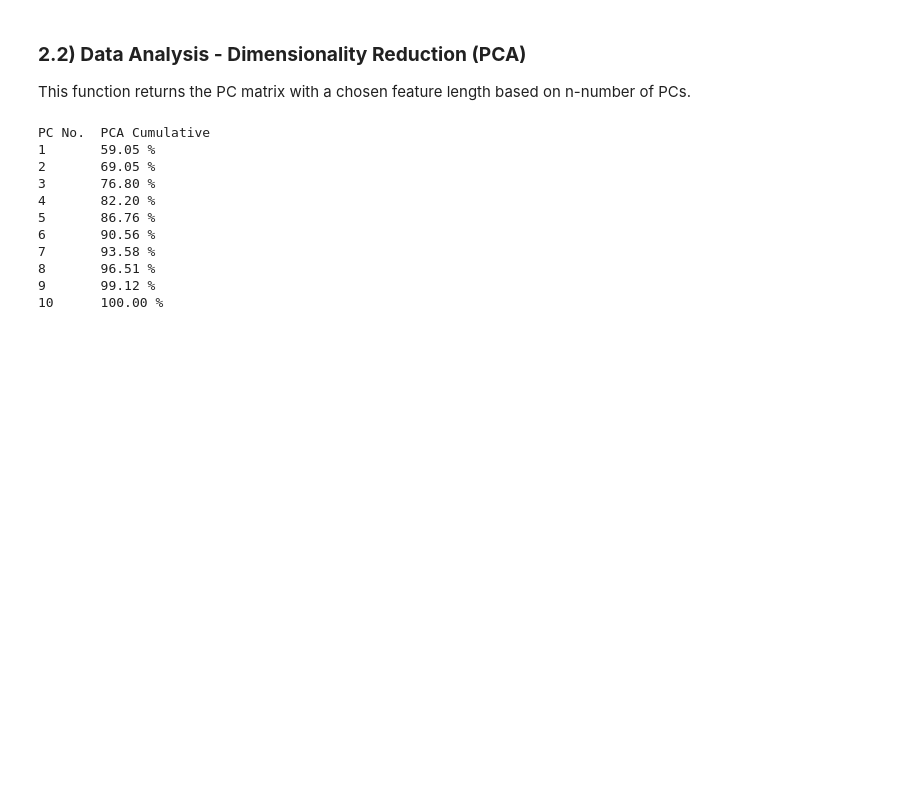
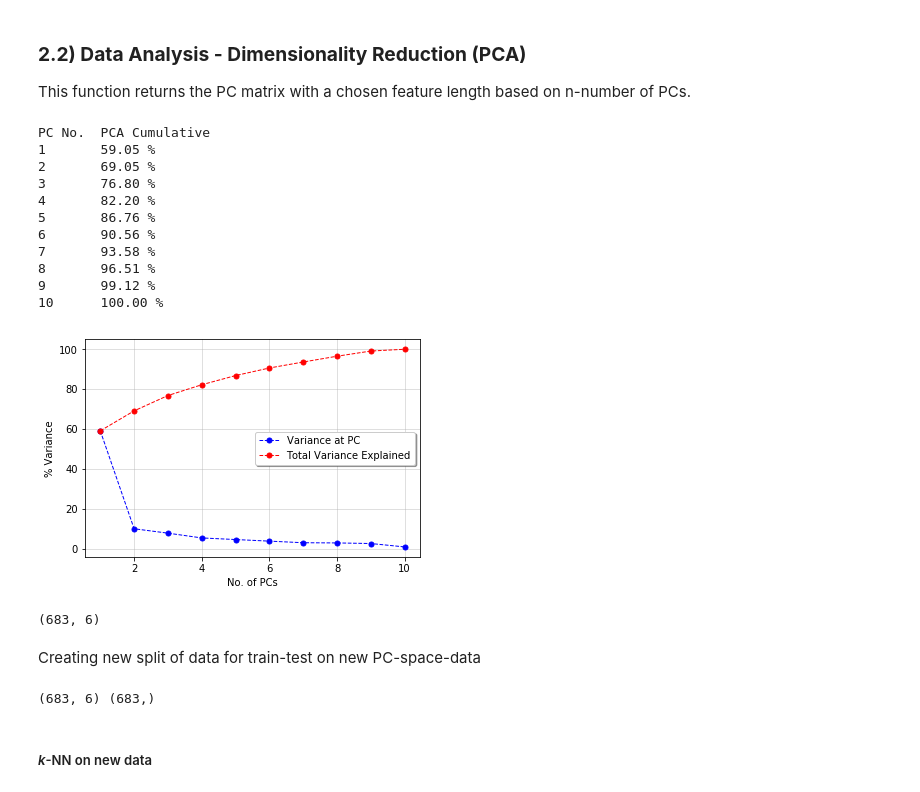
Before and after one commit to istewar1/Research, a Jupyter notebook: COSC 528/Project 3/COSC528_Project3.ipynb, the cells around one changed output. Cells and saved outputs as stored; diff of their text form; code cells hidden in the pictures; blank space fills up the shorter version.

```diff
--- a/COSC 528/Project 3/COSC528_Project3.ipynb
+++ b/COSC 528/Project 3/COSC528_Project3.ipynb
@@ -785,3 +700,33 @@ PC No.  PCA Cumulative
 8       96.51 %
 9       99.12 %
 10      100.00 %
+# %%
+variance = [59.1,10.0,7.8,5.4,4.6,3.8,3.0,2.9,2.6,0.9]
+t_v = [59.1,69.1,76.8,82.2,86.8,90.6,93.6,96.5,99.1,100.0]
+pcs = range(1,11)
+plt.figure()
+plt.plot(pcs,variance,'bo--',linewidth=1,markerfacecolor='blue',markersize=5,label='Variance at PC')
+plt.plot(pcs,t_v,'ro--',linewidth=1,markerfacecolor='red',markersize=5,label='Total Variance Explained')
+plt.legend(loc='best',fancybox=True,shadow=True)
+plt.grid(True,alpha=0.5)
+plt.xlabel('No. of PCs');plt.ylabel('% Variance')
+plt.savefig(savePath+'PC_variance.png',dpi=600)
+# %% [output]
+[figure, added]
+# %%
+from sklearn.utils.extmath import randomized_svd as svd
+data_PC_space = getValues(6,df_standardized.iloc[:,0:-1].values)
+data_PC_space.shape
+# %% [output]
+(683, 6)
+# %% [markdown]
+Creating new split of data for train-test on new PC-space-data
+# %%
+data_x = data_PC_space
+data_y = df.iloc[:,-1]
+print data_x.shape,data_y.shape
+x_train,x_test,y_train,y_test,train_list,test_list = test_split(data_x,data_y,60)
+# %% [output]
+(683, 6) (683,)
+# %% [markdown]
+##### *k*-NN on new data
```
Also changed, not shown: parts of 22 cells of this notebook, 8 other files.
